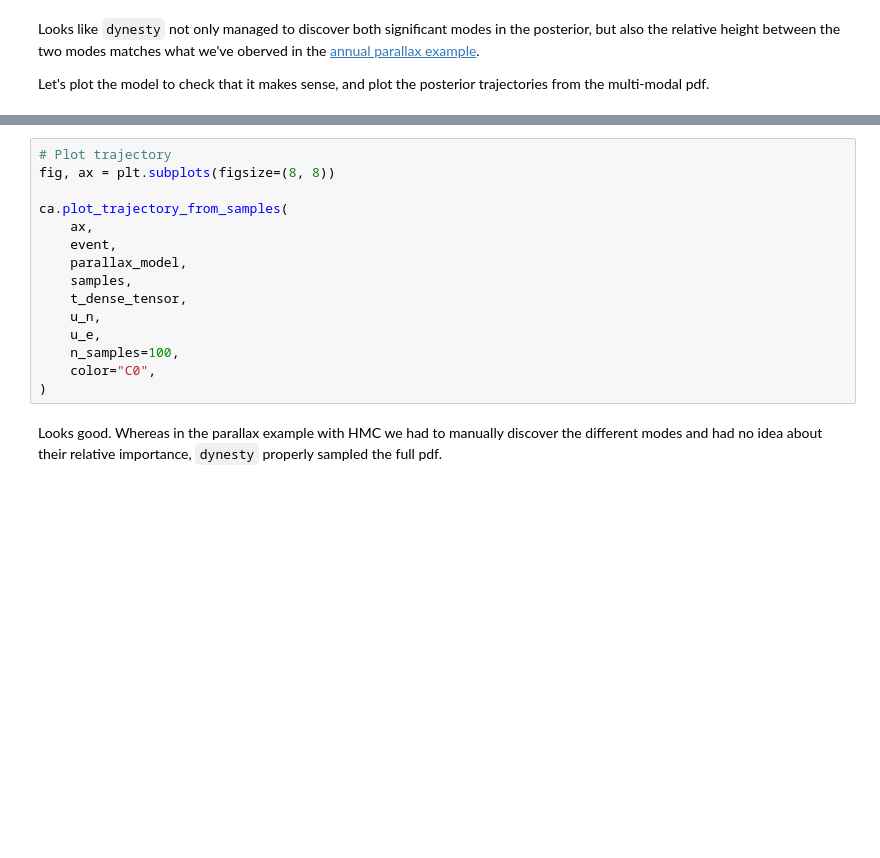
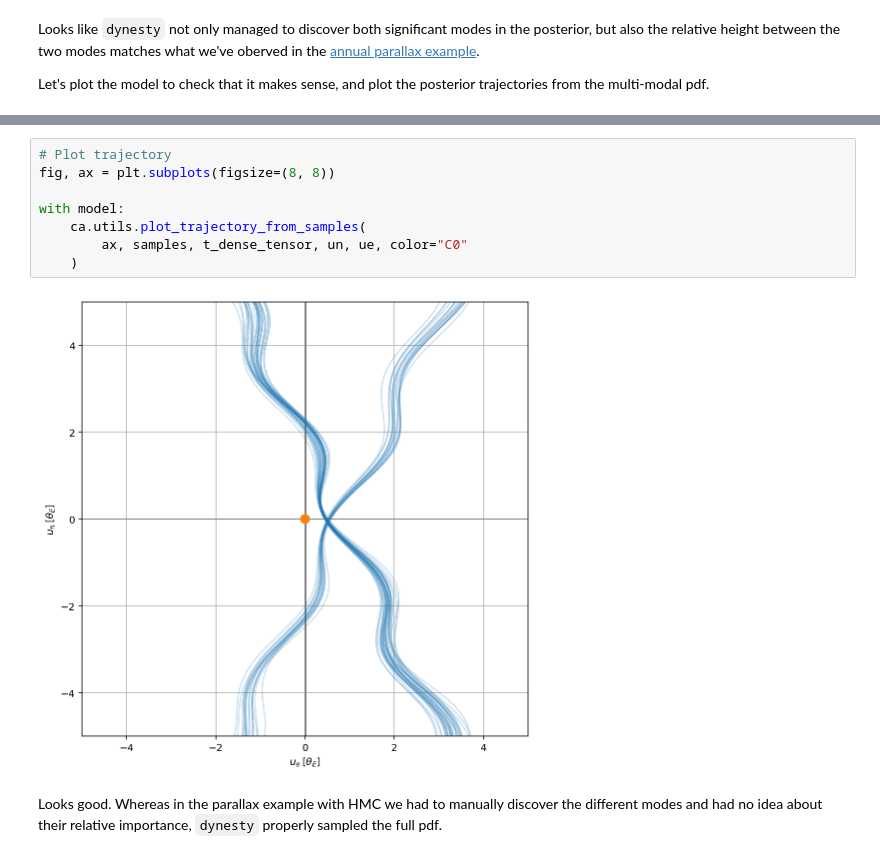
Before and after one commit to fbartolic/caustic, a Jupyter notebook: docs/examples/annual_parallax_dynesty.ipynb, the cells around one changed output, grey strips where cells are left out. Saved outputs shown, nothing was run; the diff lists cells and outputs as text; blank space fills up the shorter version.

```diff
--- a/docs/examples/annual_parallax_dynesty.ipynb
+++ b/docs/examples/annual_parallax_dynesty.ipynb
@@ -214,17 +228,12 @@ ca.plot_model_and_residuals(
 # %%
 # Plot trajectory
 fig, ax = plt.subplots(figsize=(8, 8))
 
-ca.plot_trajectory_from_samples(
-    ax,
-    event,
-    parallax_model,
-    samples,
-    t_dense_tensor,
-    u_n,
-    u_e,
-    n_samples=100,
-    color="C0",
-)
+with model:
+    ca.utils.plot_trajectory_from_samples(
+        ax, samples, t_dense_tensor, un, ue, color="C0"
+    )
+# %% [output]
+[figure, added]
 # %% [markdown]
 Looks good. Whereas in the parallax example with HMC we had to manually discover the different modes and had no idea about their relative importance, `dynesty` properly sampled the full pdf.
```
Also changed, not shown: parts of 12 cells of this notebook, 3 other files.
